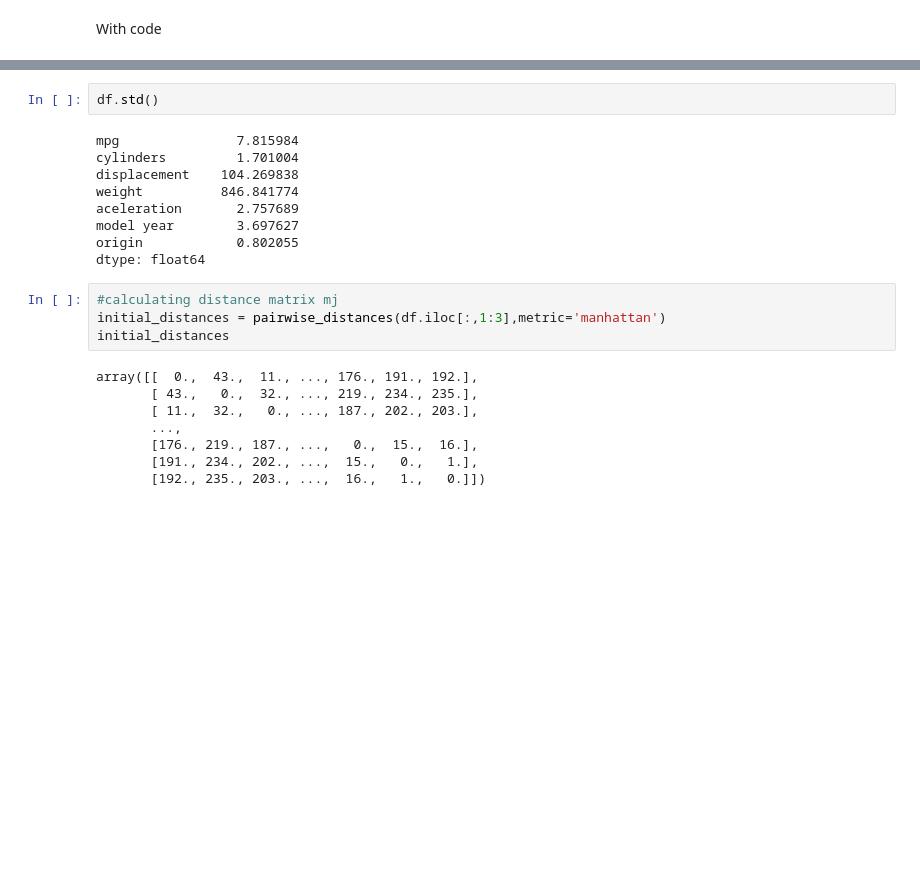
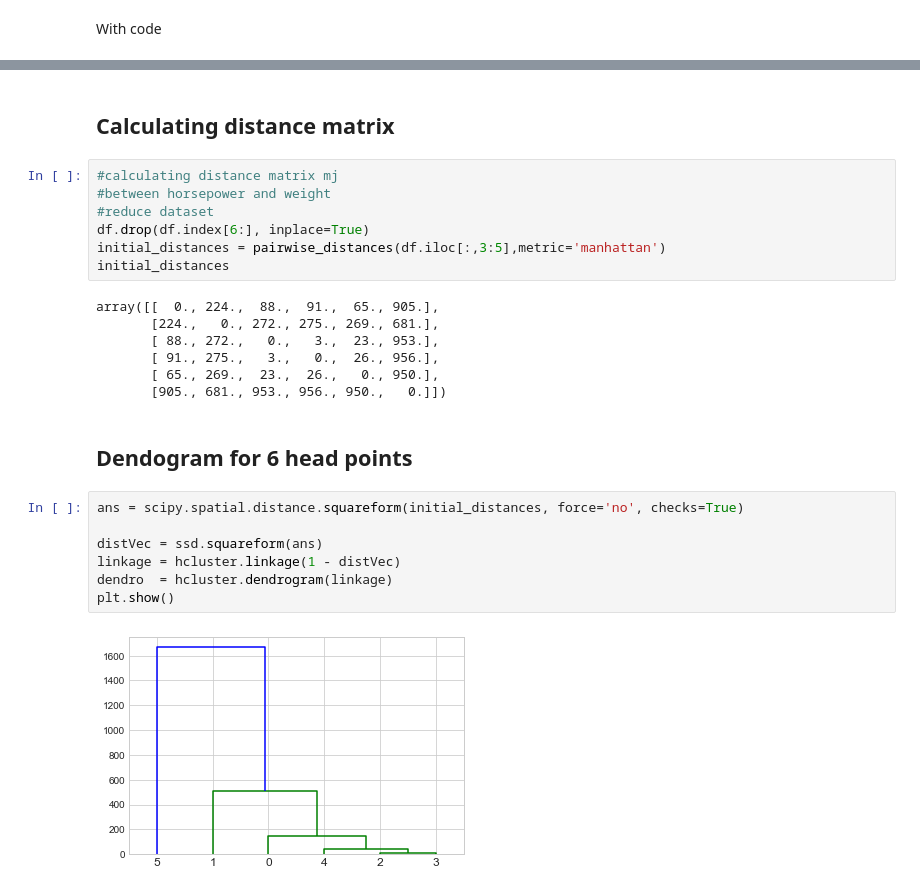
Before and after one commit to AartiBhagtani/DMBI, a Jupyter notebook: Clustering - Agglomerative/Agglomerative .ipynb, the cells around one changed output, grey strips where cells are left out. Saved outputs shown, nothing was run; the diff lists cells and outputs as text; blank space fills up the shorter version.

```diff
--- a/Clustering - Agglomerative/Agglomerative .ipynb
+++ b/Clustering - Agglomerative/Agglomerative .ipynb
@@ -76,23 +73,27 @@ plt.scatter(x,y)
-# %%
-df.std()
-# %% [output]
-mpg               7.815984
-cylinders         1.701004
-displacement    104.269838
-weight          846.841774
-aceleration       2.757689
-model year        3.697627
-origin            0.802055
-dtype: float64
+# %% [markdown]
+## Calculating distance matrix
 # %%
 #calculating distance matrix mj
-initial_distances = pairwise_distances(df.iloc[:,1:3],metric='manhattan')
+#between horsepower and weight
+#reduce dataset
+df.drop(df.index[6:], inplace=True)
+initial_distances = pairwise_distances(df.iloc[:,3:5],metric='manhattan')
 initial_distances
 # %% [output]
-array([[  0.,  43.,  11., ..., 176., 191., 192.],
-       [ 43.,   0.,  32., ..., 219., 234., 235.],
-       [ 11.,  32.,   0., ..., 187., 202., 203.],
-       ...,
-       [176., 219., 187., ...,   0.,  15.,  16.],
-       [191., 234., 202., ...,  15.,   0.,   1.],
-       [192., 235., 203., ...,  16.,   1.,   0.]])
+array([[  0., 224.,  88.,  91.,  65., 905.],
+       [224.,   0., 272., 275., 269., 681.],
+       [ 88., 272.,   0.,   3.,  23., 953.],
+       [ 91., 275.,   3.,   0.,  26., 956.],
+       [ 65., 269.,  23.,  26.,   0., 950.],
+       [905., 681., 953., 956., 950.,   0.]])
+# %% [markdown]
+## Dendogram for 6 head points
+# %%
+ans = scipy.spatial.distance.squareform(initial_distances, force='no', checks=True)
+
+distVec = ssd.squareform(ans)
+linkage = hcluster.linkage(1 - distVec)
+dendro  = hcluster.dendrogram(linkage)
+plt.show()
+# %% [output]
+[figure, added]
```
Also changed, not shown: parts of 8 cells of this notebook, 2 other files.
